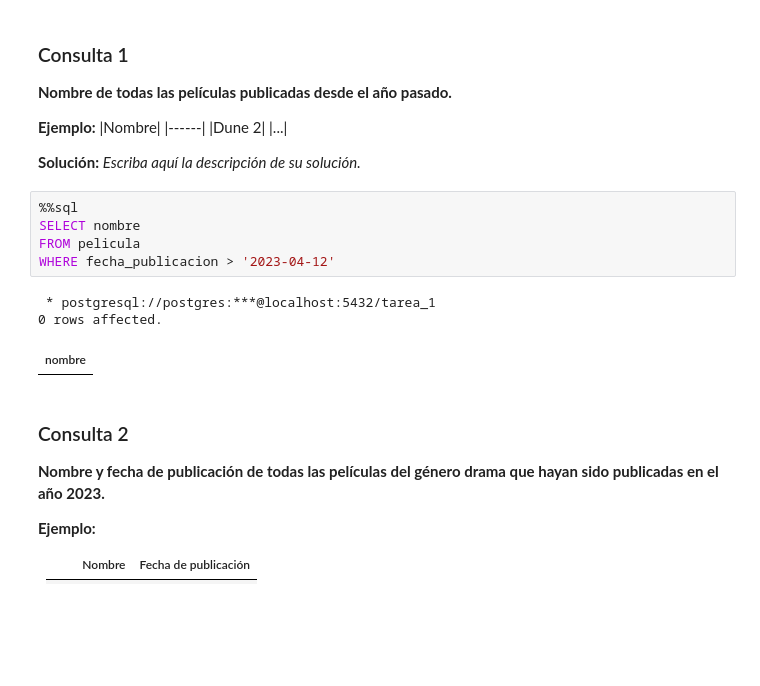
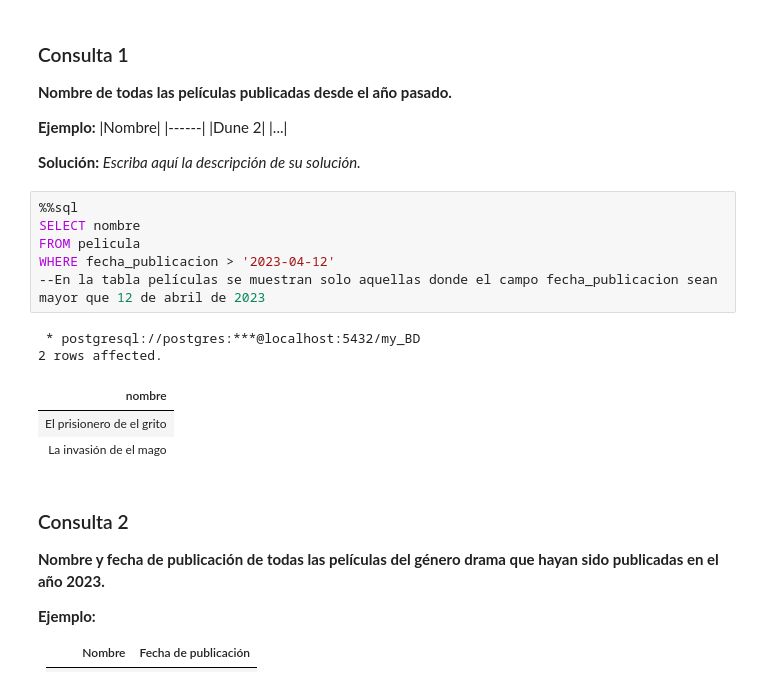
Before and after one commit to Inkphemus/Tareas_Base_de_Datos, a Jupyter notebook: Tarea_1/Tarea1-201921039-4-201921055-6-201921022-k.ipynb, the cells around one changed output. Drawn from its saved outputs; the diff is of its cells as text; blank space fills up the shorter version.

```diff
--- a/Tarea_1/Tarea1-201921039-4-201921055-6-201921022-k.ipynb
+++ b/Tarea_1/Tarea1-201921039-4-201921055-6-201921022-k.ipynb
@@ -308,12 +345,15 @@ Escriba aquí las consultas pedidas. Recuerde agregar una descripción _breve_ d
 # %%
 %%sql
 SELECT nombre
 FROM pelicula
 WHERE fecha_publicacion > '2023-04-12'
+--En la tabla películas se muestran solo aquellas donde el campo fecha_publicacion sean mayor que 12 de abril de 2023
 # %% [output]
- * postgresql://postgres:***@localhost:5432/tarea_1
-0 rows affected.
+ * postgresql://postgres:***@localhost:5432/my_BD
+2 rows affected.
 | nombre |
+| El prisionero de el grito |
+| La invasión de el mago |
 # %% [markdown]
 ### Consulta 2
 **Nombre y fecha de publicación de todas las películas del género drama que hayan sido publicadas en el año 2023.**
```
Also changed, not shown: parts of 20 cells of this notebook.
